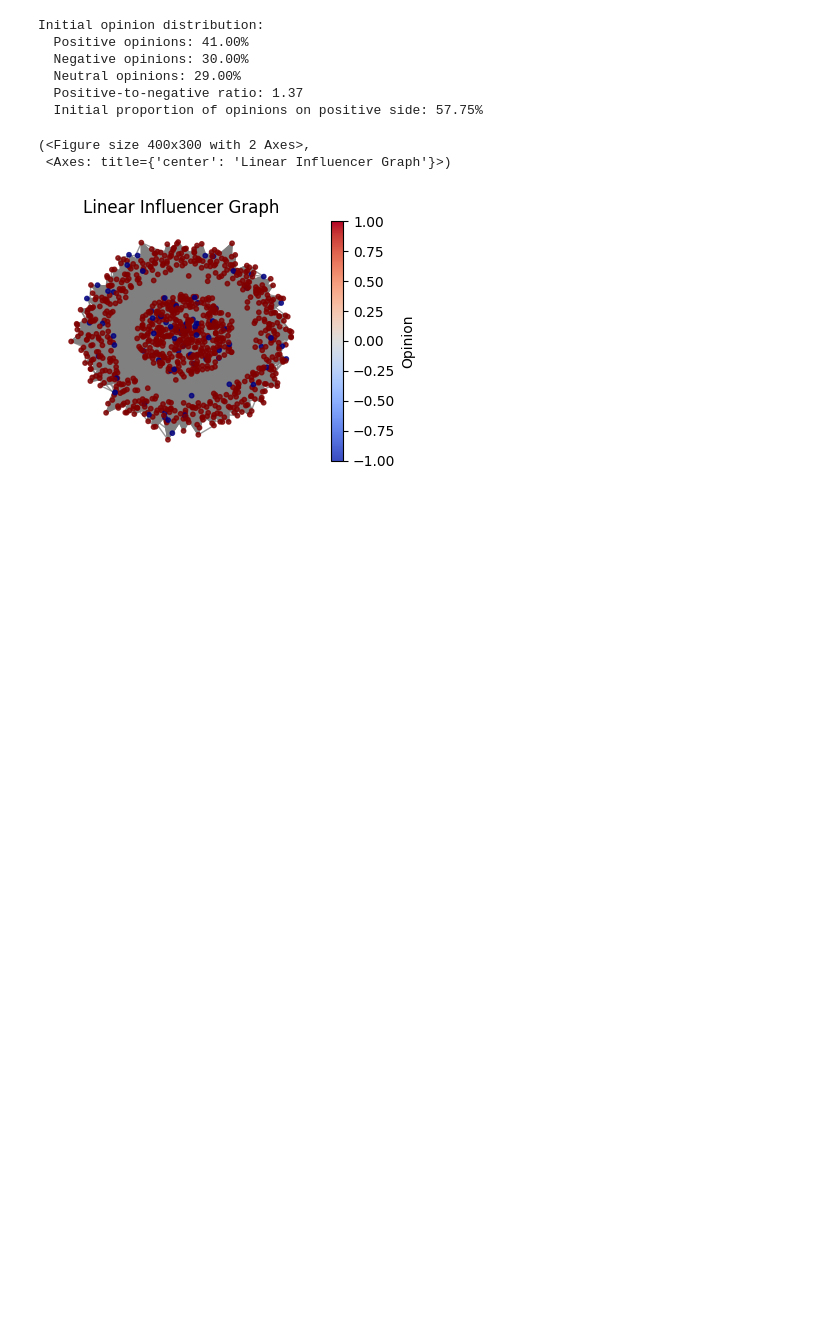
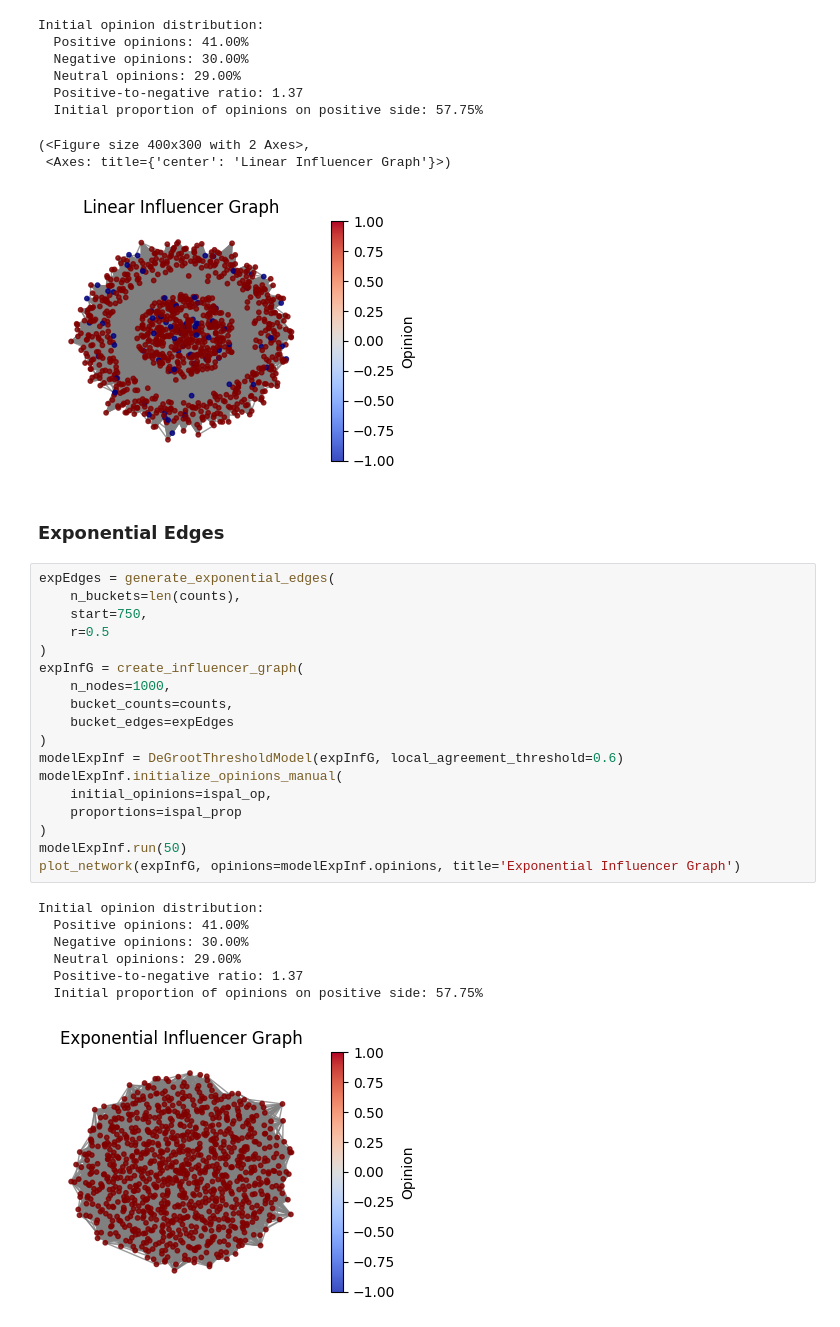
Before and after one commit to lexiekateb/amlds, a Jupyter notebook: report.ipynb, the cells around one changed output. Cells and saved outputs as stored; diff of their text form; blank space fills up the shorter version.

Commit message:
exponential

```diff
--- a/report.ipynb
+++ b/report.ipynb
@@ -207,3 +207,31 @@ Initial opinion distribution:
 (<Figure size 400x300 with 2 Axes>,
  <Axes: title={'center': 'Linear Influencer Graph'}>)
 [figure]
+# %% [markdown]
+### Exponential Edges
+# %%
+expEdges = generate_exponential_edges(
+    n_buckets=len(counts),
+    start=750,
+    r=0.5
+)
+expInfG = create_influencer_graph(
+    n_nodes=1000,
+    bucket_counts=counts,
+    bucket_edges=expEdges
+)
+modelExpInf = DeGrootThresholdModel(expInfG, local_agreement_threshold=0.6)
+modelExpInf.initialize_opinions_manual(
+    initial_opinions=ispal_op,
+    proportions=ispal_prop
+)
+modelExpInf.run(50)
+plot_network(expInfG, opinions=modelExpInf.opinions, title='Exponential Influencer Graph')
+# %% [output]
+Initial opinion distribution:
+  Positive opinions: 41.00%
+  Negative opinions: 30.00%
+  Neutral opinions: 29.00%
+  Positive-to-negative ratio: 1.37
+  Initial proportion of opinions on positive side: 57.75%
+[figure, added]
```
